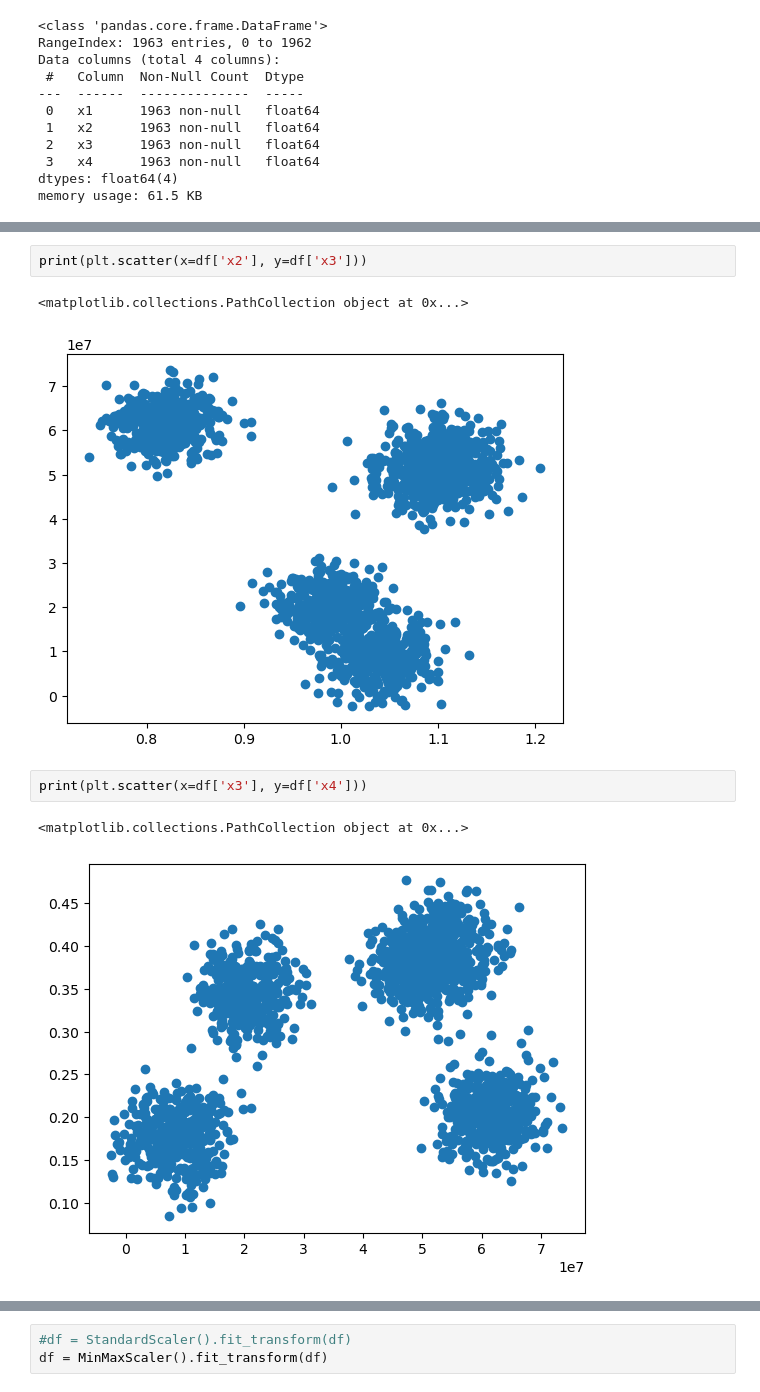
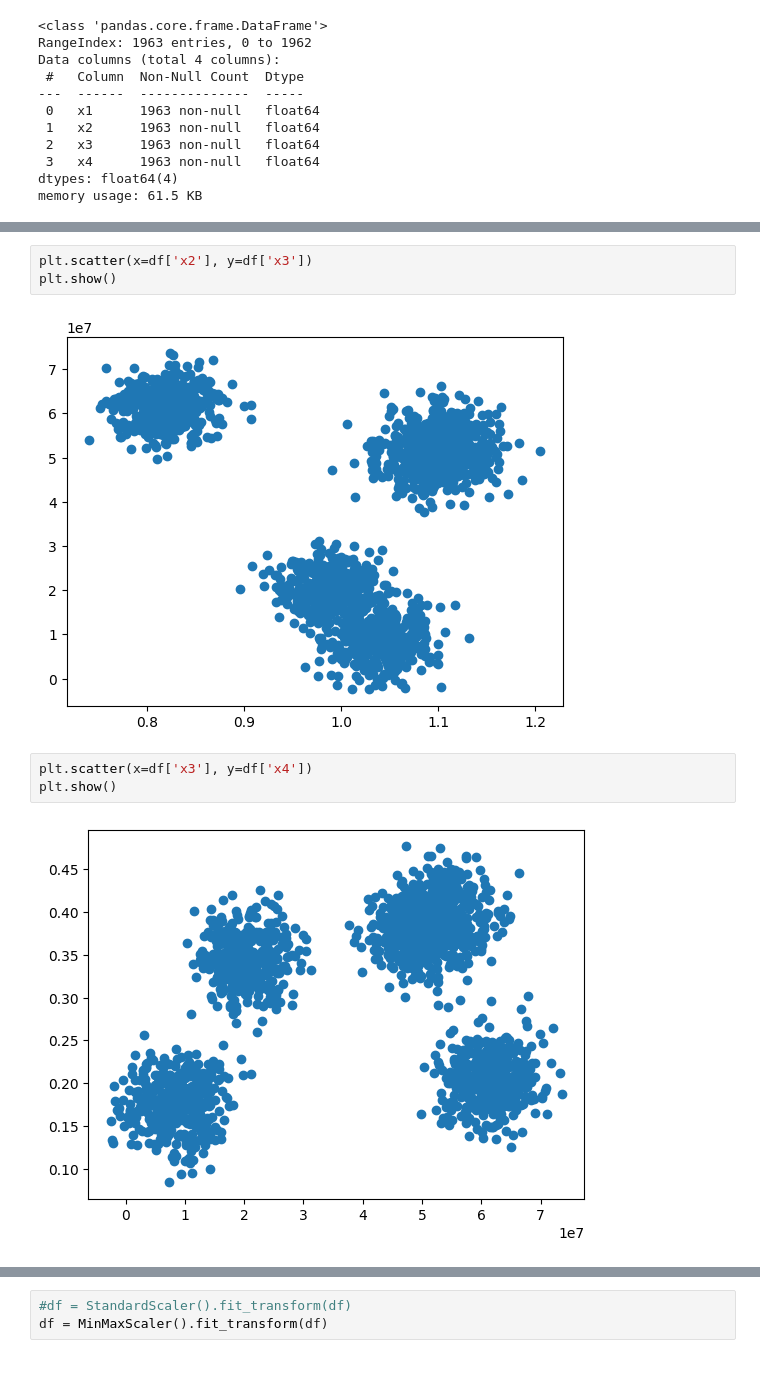
Before and after one commit to MathewShuvarikov/Python_and_R, a Jupyter notebook: Clustering/Dbscan3.ipynb, the cells around one changed output, grey strips where cells are left out. Saved outputs shown, nothing was run; the diff lists cells and outputs as text.

```diff
--- a/Clustering/Dbscan3.ipynb
+++ b/Clustering/Dbscan3.ipynb
@@ -28,13 +31,13 @@ print(plt.scatter(x=df['x1'], y=df['x2']))
 [figure]
 # %%
-print(plt.scatter(x=df['x2'], y=df['x3']))
+plt.scatter(x=df['x2'], y=df['x3'])
+plt.show()
 # %% [output]
-<matplotlib.collections.PathCollection object at 0x...>
 [figure]
 # %%
-print(plt.scatter(x=df['x3'], y=df['x4']))
+plt.scatter(x=df['x3'], y=df['x4'])
+plt.show()
 # %% [output]
-<matplotlib.collections.PathCollection object at 0x...>
-[figure, old version]
+[figure, new version]
 # %%
 plt.scatter(x=df['x3'], y=df['x4'])
```
Also changed, not shown: parts of 3 cells of this notebook.
